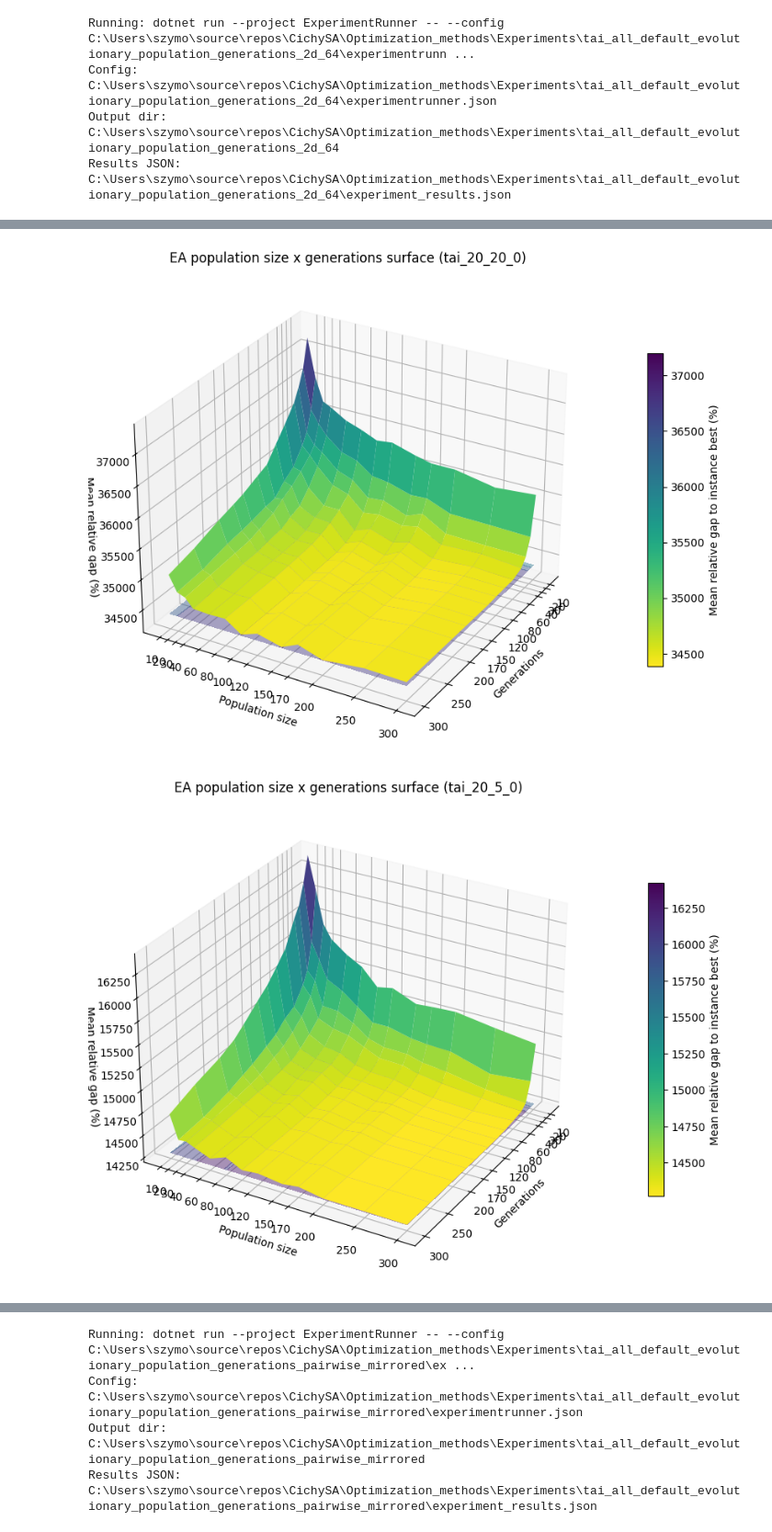
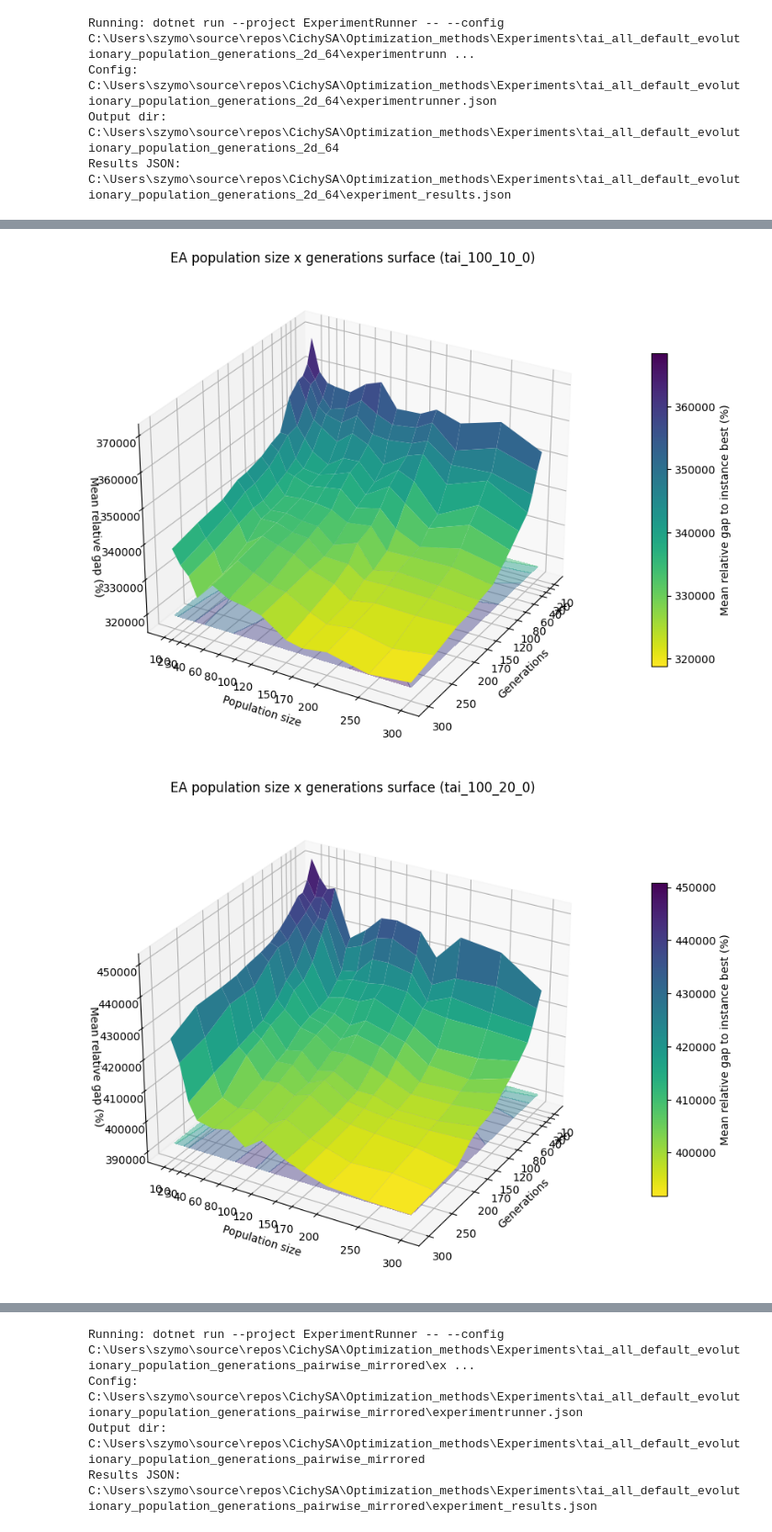
Before and after one commit to CichySA/Optimization_methods, a Jupyter notebook: Analysis/Test.ipynb, the cells around one changed output, grey strips where cells are left out. Shown at 92% size. Cells and saved outputs as stored; diff of their text form; code cells hidden in the pictures.

```diff
--- a/Analysis/Test.ipynb
+++ b/Analysis/Test.ipynb
@@ -556,7 +552,7 @@ if not rows:
     raise RuntimeError("No valid rows found with PopulationSize, Generations, and Best.Cost.")
 
 df = pd.DataFrame(rows)
-df["InstanceMeanBest"] = df.groupby("Instance")["BestCost"].transform("min")
+df["InstanceMeanBest"] = df.groupby("Instance", sort=False)["BestCost"].transform("min")
 df["RelativeGapPct"] = df["InstanceMeanBest"].div(df["BestCost"]).sub(1.0).mul(100.0)
 
 
@@ -610,6 +606,6 @@ def plot_instance_surface(instance_df, instance_name, value_col="BestCost"):
 
 
 instance_surfaces = {}
-for instance_name, instance_df in df.groupby("Instance", sort=True):
+for instance_name, instance_df in df.groupby("Instance", sort=False):
     instance_surfaces[instance_name] = plot_instance_surface(instance_df, instance_name)
 # %% [output]
@@ -619,2 +615,2 @@ for instance_name, instance_df in df.groupby("Instance", sort=True):
-[figure, old version]
+[figure, new version]
-[figure, old version]
+[figure, new version]
```
Also changed, not shown: parts of 11 cells of this notebook, 8 other files.
